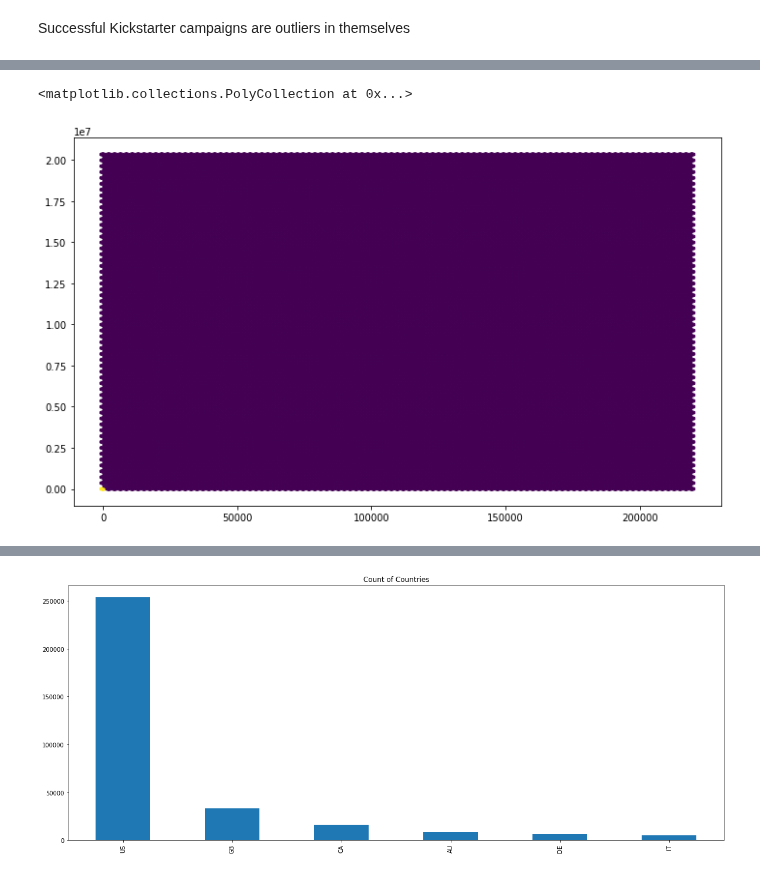
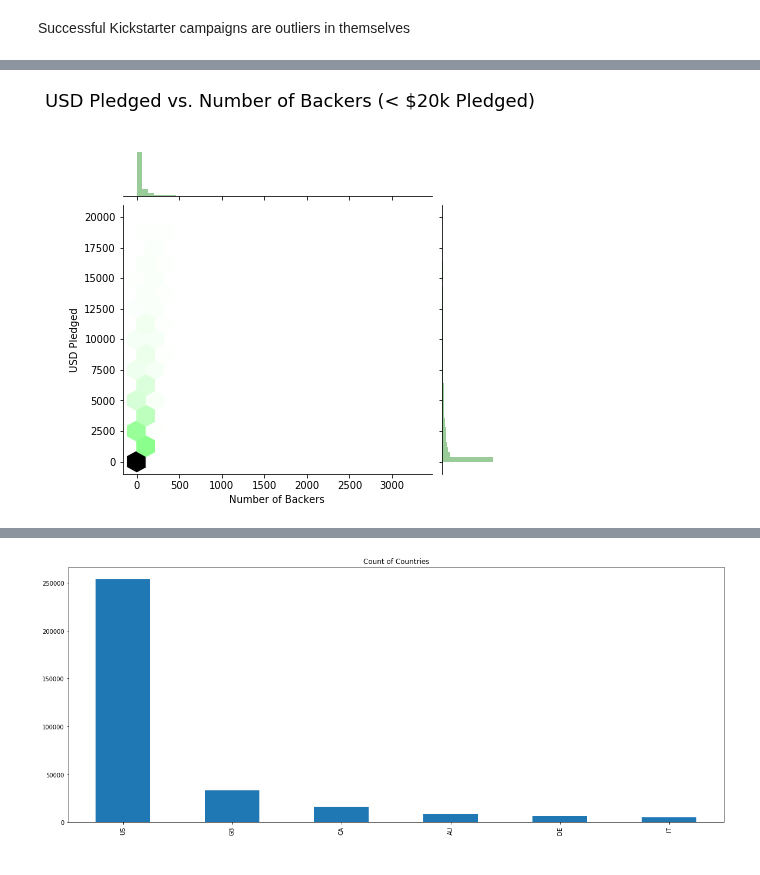
Before and after one commit to dwitten392/Springboard---DW, a Jupyter notebook: Capstone 1 - Kickstarter/Kickstarter Projects.ipynb, the cells around one changed output, grey strips where cells are left out. Cells and saved outputs as stored; diff of their text form; code cells hidden in the pictures.

Commit message:
figured out some hex binning visualization
figured out some hex binning visualization and cleaned up charts

```diff
--- a/Capstone 1 - Kickstarter/Kickstarter Projects.ipynb
+++ b/Capstone 1 - Kickstarter/Kickstarter Projects.ipynb
@@ -119,7 +109,22 @@ sns.heatmap(two_columns)
-# %%
-#testing hexbin
-plt.figure(figsize=(12,7))
-plt.hexbin(two_columns['backers_count'], two_columns['usd_pledged'])
-# %% [output]
-<matplotlib.collections.PolyCollection at 0x...>
-[figure, removed]
+# %%
+#practice hex binning data for visualization
+
+x = cleaned_data['backers_count'].loc[cleaned_data['usd_pledged'] < 20000]
+y = cleaned_data['usd_pledged'].loc[cleaned_data['usd_pledged'] < 20000]
+
+joint_kws=dict(gridsize=15)
+
+fig = sns.jointplot(x, y, kind ="hex",
+                    color ="green", joint_kws= joint_kws)
+
+fig.fig.subplots_adjust(top = 0.85)
+
+fig.set_axis_labels('Number of Backers',
+                    'USD Pledged')
+
+fig.fig.suptitle('USD Pledged vs. Number of Backers (< $20k Pledged)',
+                 size = 18);
+
+plt.show()
+# %% [output]
+[figure, added]
```
Also changed, not shown: parts of 2 cells of this notebook.
